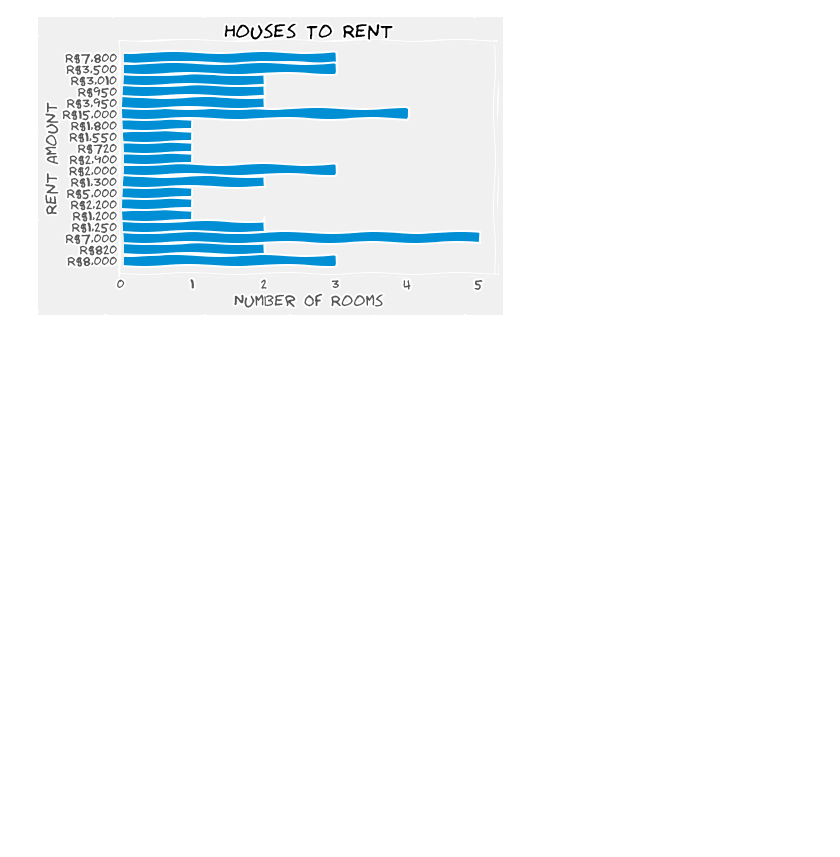
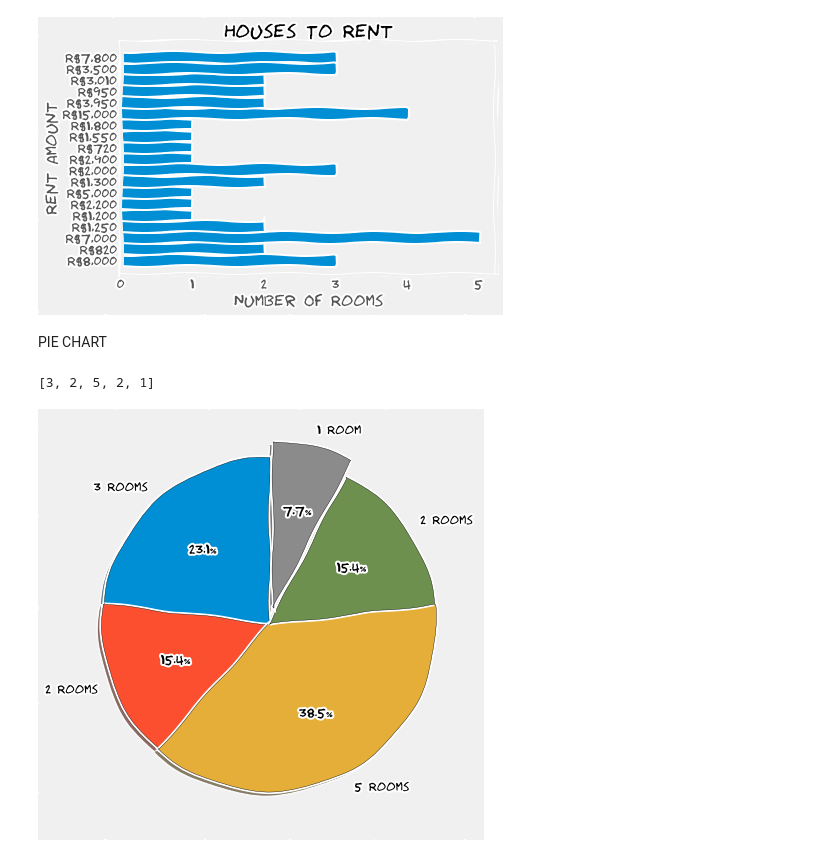
Before and after one commit to DataCrusade1999/Python, a Jupyter notebook: Matplotlib(Colab).ipynb, the cells around one changed output. Cells and saved outputs as stored; diff of their text form; code cells hidden in the pictures; blank space fills up the shorter version.

```diff
--- a/Matplotlib(Colab).ipynb
+++ b/Matplotlib(Colab).ipynb
@@ -140,3 +140,16 @@ plt.grid(False)
 plt.show()
 # %% [output]
 [figure]
+# %% [markdown]
+PIE CHART
+# %%
+df2=list(df1.head(5)['rooms'])
+print(df2)
+# %% [output]
+[3, 2, 5, 2, 1]
+# %%
+plt.style.use('seaborn-talk')
+plt.pie(df2,explode=[0,0,0,0,0.1],labels=['3 Rooms','2 Rooms','5 Rooms','2 Rooms','1 Room'],shadow=True,startangle=90,wedgeprops={'edgecolor':'black'},autopct='%1.1f%%')
+plt.show()
+# %% [output]
+[figure, added]
```
